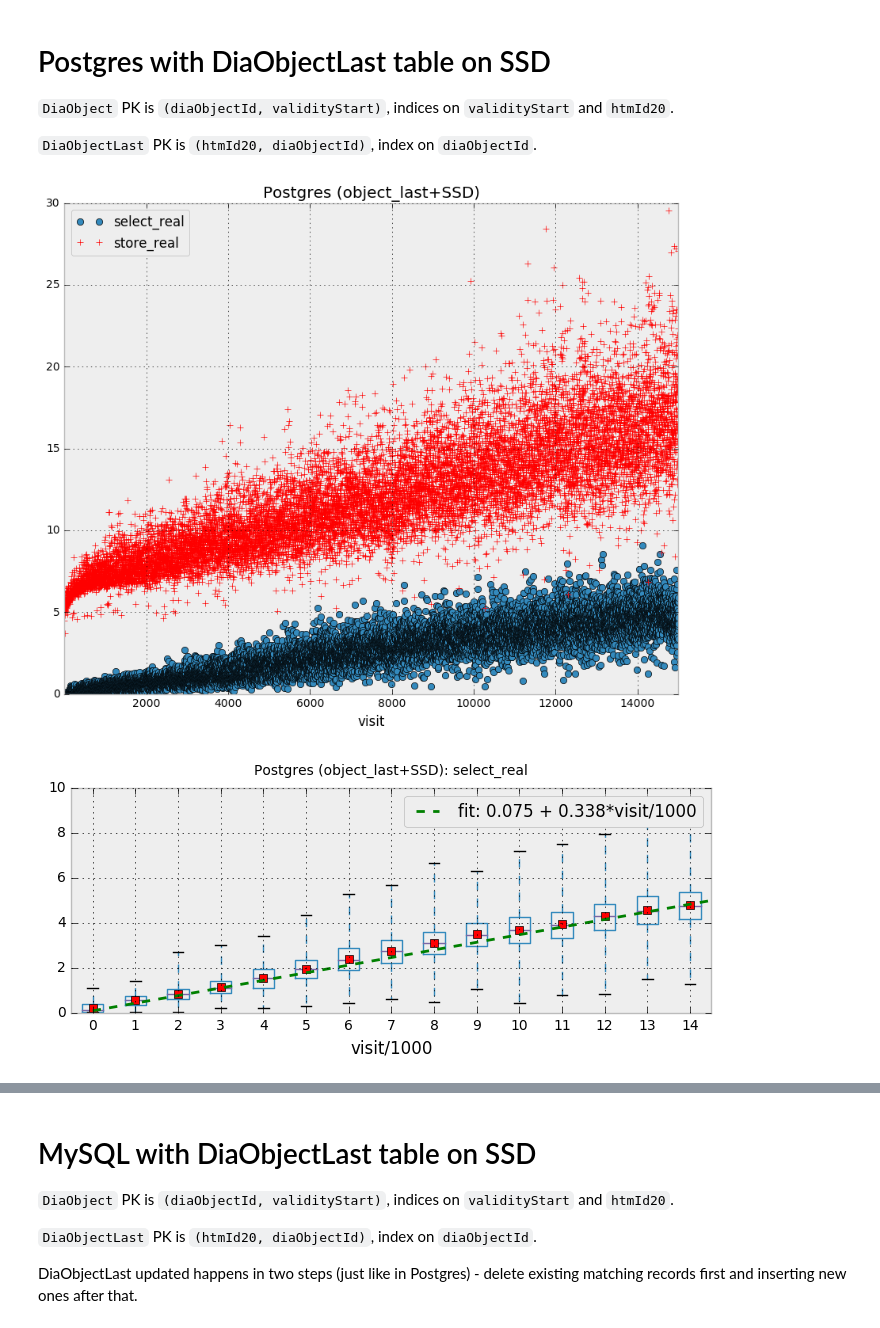
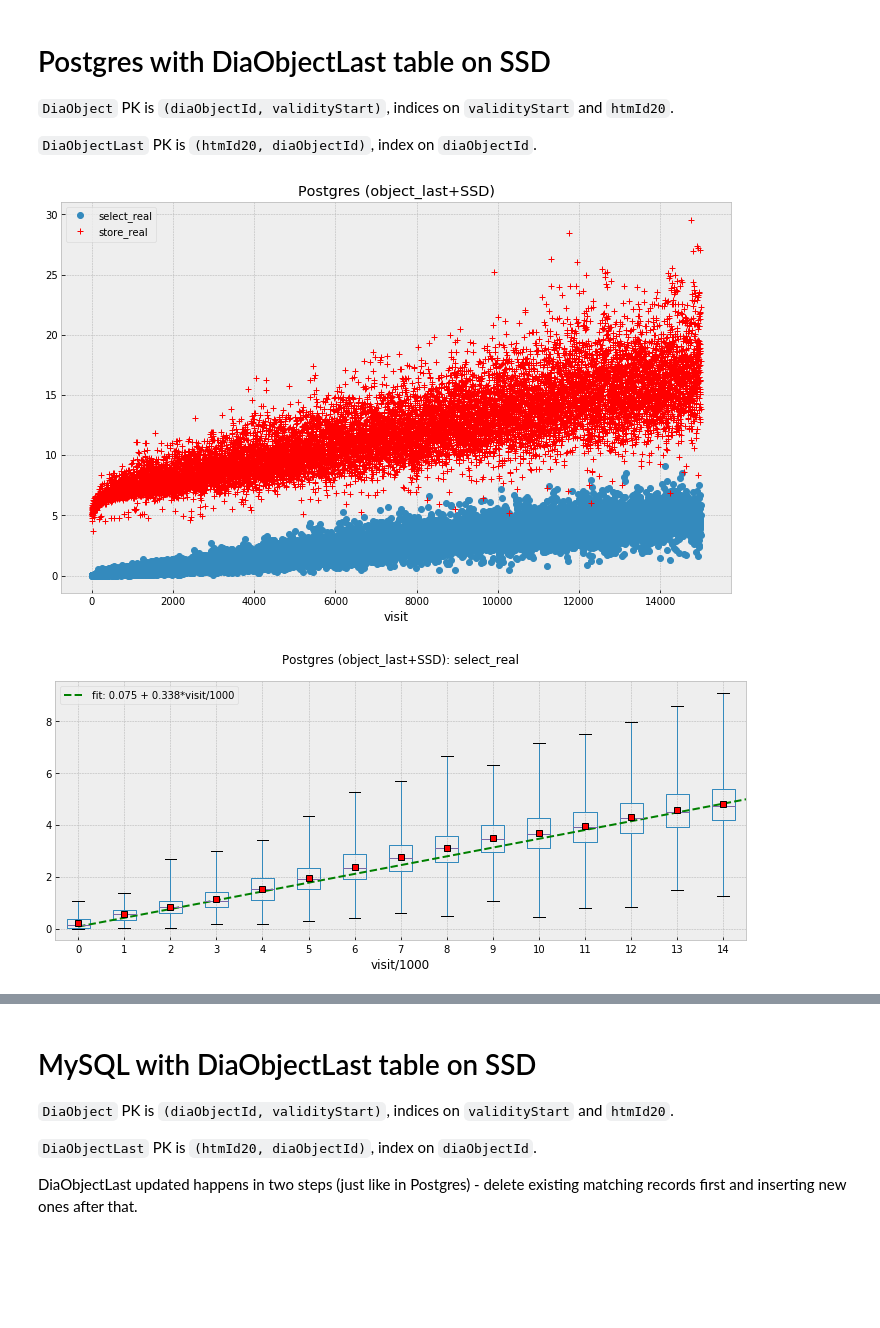
Before and after one commit to lsst-dm/l1dbproto-notebooks, a Jupyter notebook: L1 Prototype timing - DiaObjectLast table.ipynb, the cells around one changed output, grey strips where cells are left out. Saved outputs shown, nothing was run; the diff lists cells and outputs as text; code cells hidden in the pictures; blank space fills up the shorter version.

```diff
--- a/L1 Prototype timing - DiaObjectLast table.ipynb
+++ b/L1 Prototype timing - DiaObjectLast table.ipynb
@@ -1,5 +1,2 @@
 # %% [markdown]
 Tests with separate DiaObjectLast table used as index for last version of DiaSource. Storage is SSD.
-# %%
-%pylab inline
-plt.style.use('bmh');
@@ -58,7 +10,7 @@ Postgres with DiaObjectLast table on SSD
 
 `DiaObjectLast` PK is `(htmId20, diaObjectId)`, index on `diaObjectId`.
 # %%
-ds = do_plots("data/l1db-pg-ssd-last_table.csv.gz", "Postgres (object_last+SSD)", bin=1000, filter_count=True)
+ds = do_plots_all("data/l1db-pg-ssd-last_table.csv.gz", "Postgres (object_last+SSD)", bin=1000, filter_count=True)
 # %% [output]
-[figure, old version]
+[figure, new version]
-[figure, old version]
+[figure, new version]
```
Also changed, not shown: parts of 7 cells of this notebook, 3 other files.
